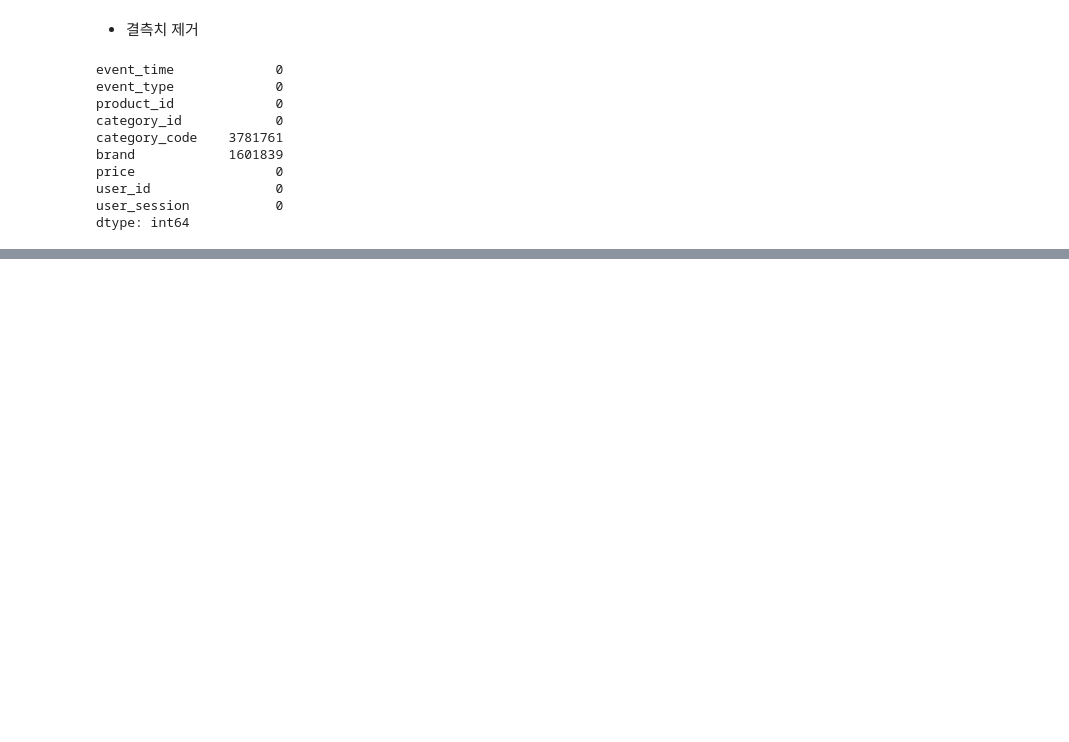
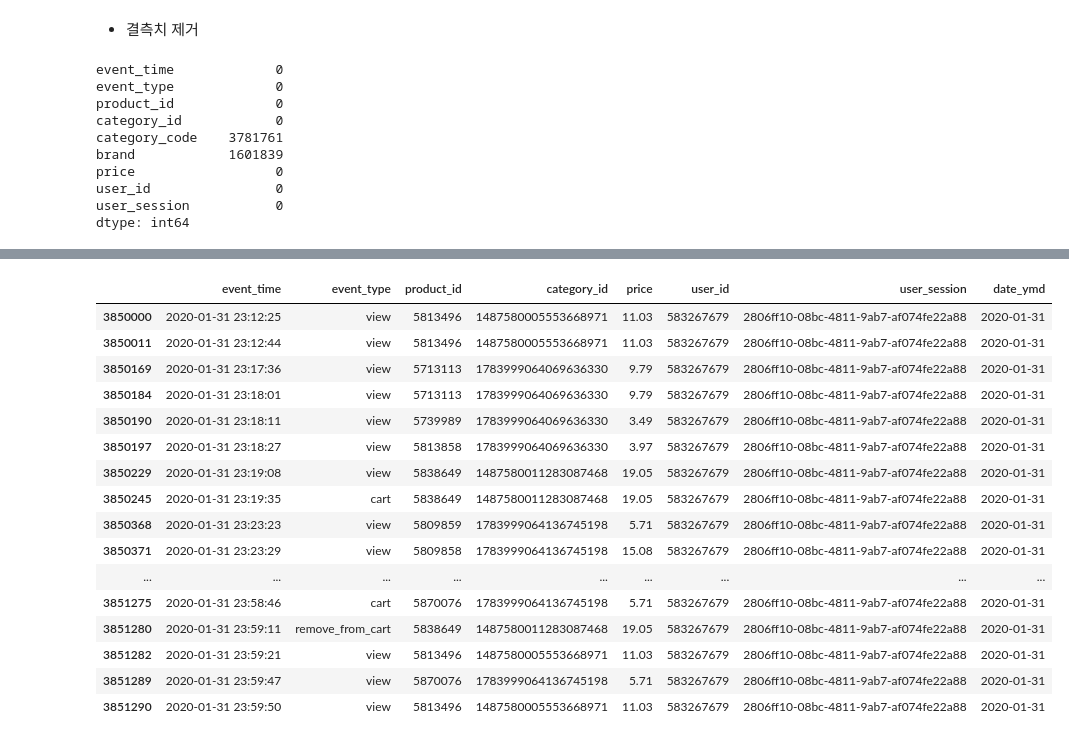
Before and after one commit to YDHYDHDONG/Funnel_Analysis, a Jupyter notebook: 사용자_행동_로그_데이터를_활용한_퍼널_분석.ipynb, the cells around one changed output, grey strips where cells are left out. Drawn from its saved outputs; the diff is of its cells as text; code cells hidden in the pictures; blank space fills up the shorter version.

```diff
--- a/사용자_행동_로그_데이터를_활용한_퍼널_분석.ipynb
+++ b/사용자_행동_로그_데이터를_활용한_퍼널_분석.ipynb
@@ -118,3 +118,7 @@ price                  0
 user_id                0
 user_session           0
 dtype: int64
+# %%
+# category_code, brand에 컬럼이 너무 많다 -> 카데고리나 브랜드별 분석할 계획 없다 -> 해당 컬럼들 제거
+data.drop(['category_code', 'brand'],axis=1, inplace=True)
+data.head()
@@ -120,0 +134,3 @@ dtype: int64
+# %%
+data['date_ymd'] = data['event_time'].dt.date #dt.date(날짜 부분만 추출)
+data.head()
@@ -120,0 +168,3 @@ dtype: int64
+# %%
+#to_datetime은 pandas에서 제공하는 함수로 문자열을 datetime으로 변환함
+data['date_ymd'] = pd.to_datetime(data['date_ymd'], format='%Y-%m-%d')
@@ -120,0 +258,20 @@ dtype: int64
+# %%
+data.query('user_session == "2806ff10-08bc-4811-9ab7-af074fe22a88"').sort_values('event_time')
+# %% [output]
+|  | event_time | event_type | product_id | category_id | price | user_id | user_session | date_ymd |
+| 3850000 | 2020-01-31 23:12:25 | view | 5813496 | 1487580005553668971 | 11.03 | 583267679 | 2806ff10-08bc-4811-9ab7-af074fe22a88 | 2020-01-31 |
+| 3850011 | 2020-01-31 23:12:44 | view | 5813496 | 1487580005553668971 | 11.03 | 583267679 | 2806ff10-08bc-4811-9ab7-af074fe22a88 | 2020-01-31 |
+| 3850169 | 2020-01-31 23:17:36 | view | 5713113 | 1783999064069636330 | 9.79 | 583267679 | 2806ff10-08bc-4811-9ab7-af074fe22a88 | 2020-01-31 |
+| 3850184 | 2020-01-31 23:18:01 | view | 5713113 | 1783999064069636330 | 9.79 | 583267679 | 2806ff10-08bc-4811-9ab7-af074fe22a88 | 2020-01-31 |
+| 3850190 | 2020-01-31 23:18:11 | view | 5739989 | 1783999064069636330 | 3.49 | 583267679 | 2806ff10-08bc-4811-9ab7-af074fe22a88 | 2020-01-31 |
+| 3850197 | 2020-01-31 23:18:27 | view | 5813858 | 1783999064069636330 | 3.97 | 583267679 | 2806ff10-08bc-4811-9ab7-af074fe22a88 | 2020-01-31 |
+| 3850229 | 2020-01-31 23:19:08 | view | 5838649 | 1487580011283087468 | 19.05 | 583267679 | 2806ff10-08bc-4811-9ab7-af074fe22a88 | 2020-01-31 |
+| 3850245 | 2020-01-31 23:19:35 | cart | 5838649 | 1487580011283087468 | 19.05 | 583267679 | 2806ff10-08bc-4811-9ab7-af074fe22a88 | 2020-01-31 |
+| 3850368 | 2020-01-31 23:23:23 | view | 5809859 | 1783999064136745198 | 5.71 | 583267679 | 2806ff10-08bc-4811-9ab7-af074fe22a88 | 2020-01-31 |
+| 3850371 | 2020-01-31 23:23:29 | view | 5809858 | 1783999064136745198 | 15.08 | 583267679 | 2806ff10-08bc-4811-9ab7-af074fe22a88 | 2020-01-31 |
+| ... | ... | ... | ... | ... | ... | ... | ... | ... |
+| 3851275 | 2020-01-31 23:58:46 | cart | 5870076 | 1783999064136745198 | 5.71 | 583267679 | 2806ff10-08bc-4811-9ab7-af074fe22a88 | 2020-01-31 |
+| 3851280 | 2020-01-31 23:59:11 | remove_from_cart | 5838649 | 1487580011283087468 | 19.05 | 583267679 | 2806ff10-08bc-4811-9ab7-af074fe22a88 | 2020-01-31 |
+| 3851282 | 2020-01-31 23:59:21 | view | 5813496 | 1487580005553668971 | 11.03 | 583267679 | 2806ff10-08bc-4811-9ab7-af074fe22a88 | 2020-01-31 |
+| 3851289 | 2020-01-31 23:59:47 | view | 5870076 | 1783999064136745198 | 5.71 | 583267679 | 2806ff10-08bc-4811-9ab7-af074fe22a88 | 2020-01-31 |
+| 3851290 | 2020-01-31 23:59:50 | view | 5813496 | 1487580005553668971 | 11.03 | 583267679 | 2806ff10-08bc-4811-9ab7-af074fe22a88 | 2020-01-31 |
```
Also changed, not shown: parts of 32 cells of this notebook.
